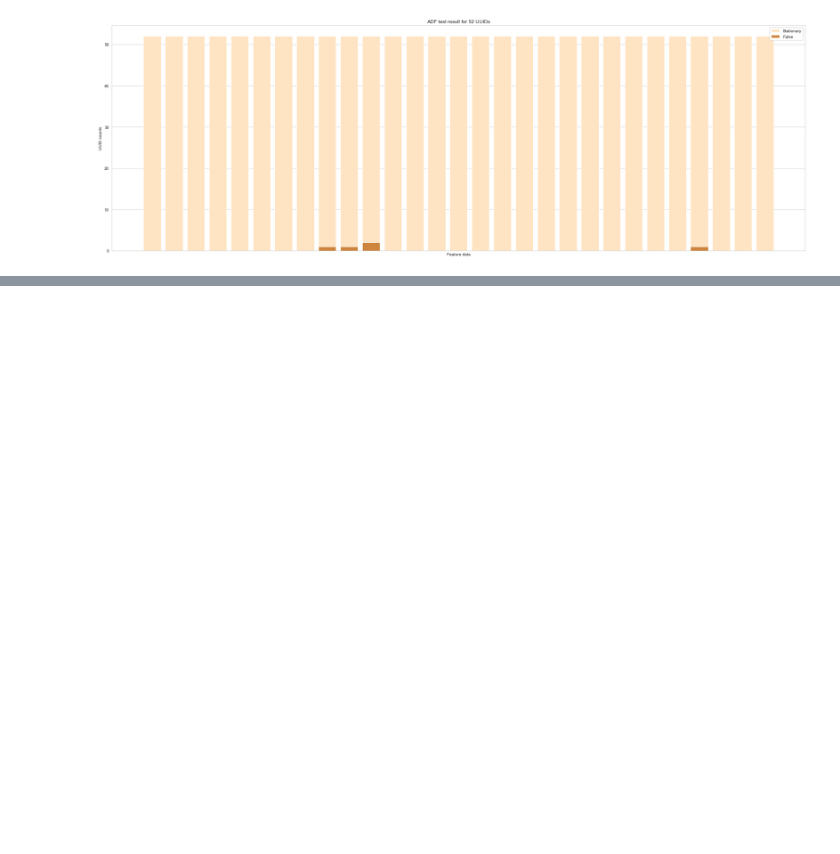
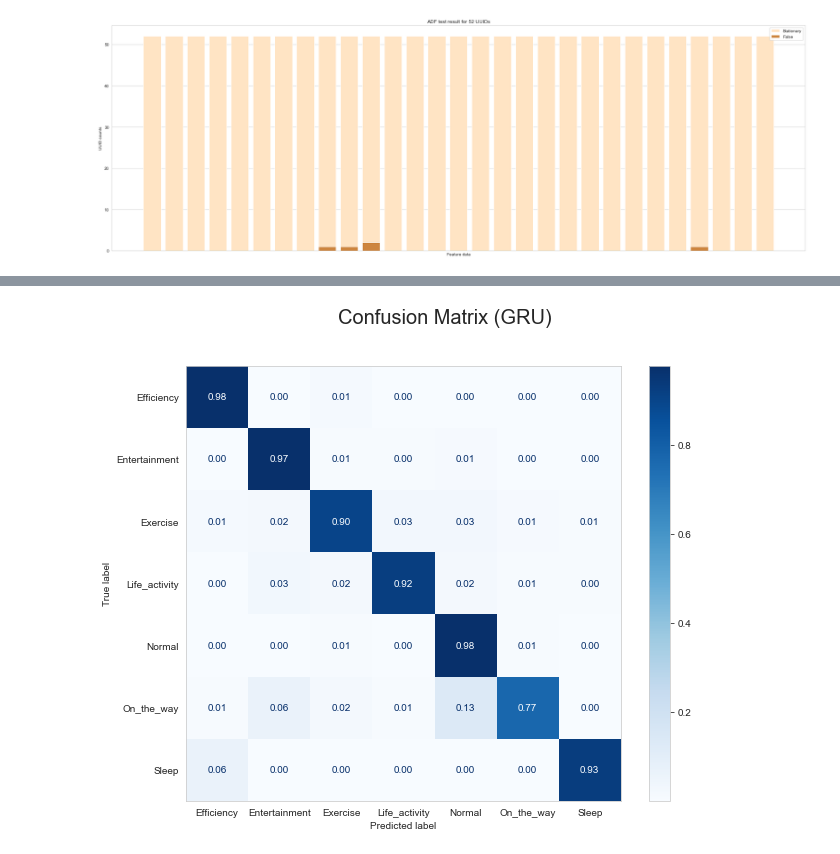
Before and after one commit to Vancelrsky/Four-Guys-DSGP, a Jupyter notebook: Report.ipynb, the cells around one changed output, grey strips where cells are left out. Drawn from its saved outputs; the diff is of its cells as text; code cells hidden in the pictures; blank space fills up the shorter version.

```diff
--- a/Report.ipynb
+++ b/Report.ipynb
@@ -613,0 +624,18 @@ plt.show()
+# %%
+with gzip.open('cleaned_data.zip','rb') as file:
+    feature_data = pd.read_csv(file,index_col=[0,1])
+
+with gzip.open('new_label_data.zip','rb') as file:
+    new_label_data = pd.read_csv(file,index_col=[0,1])
+
+data = pd.concat([feature_data,new_label_data],join='inner',ignore_index=False,axis=1)
+
+X_train, Y_train, X_val, Y_val, X_test, Y_test = TS_split(data, lag=3, n_ahead=1)
+
+
+
+x_train, x_test, y_train, y_test = splitdata(data,0.1)
+
+classes = list(range(7))
+weight = compute_class_weight(class_weight = 'balanced', classes = classes, y = y_train)
+weight = dict(zip(classes,weight))
@@ -613,0 +724,19 @@ plt.show()
+# %%
+from sklearn import metrics
+
+load_model = keras.models.load_model('./GRU_model')
+
+predictions = load_model.predict(X_test)
+y_test_pred = np.argmax(predictions, axis=1)
+
+new_label_dict = {0:'Sleep', 1:'Efficiency', 2:'Exercise', 3:'Life_activity', 4:'Entertainment', 5:'On_the_way', 6:'Normal'}
+y_test_pred = [new_label_dict.get(i) for i in y_test_pred]
+y_test_true = [new_label_dict.get(int(z)) for z in [j for j in [i for i in Y_test]]]
+
+
+confusion = metrics.ConfusionMatrixDisplay.from_predictions(y_test_true,y_test_pred,cmap='Blues',normalize='true',values_format='.2f')
+confusion.figure_.suptitle("Confusion Matrix (GRU)",fontsize=20)
+confusion.figure_.set_size_inches(10,8)
+plt.grid(visible=None)
+plt.show()
+# %% [output]
@@ -613,0 +744 @@ plt.show()
+[figure, added]
```
Also changed, not shown: parts of 15 cells of this notebook, 10 other files.
